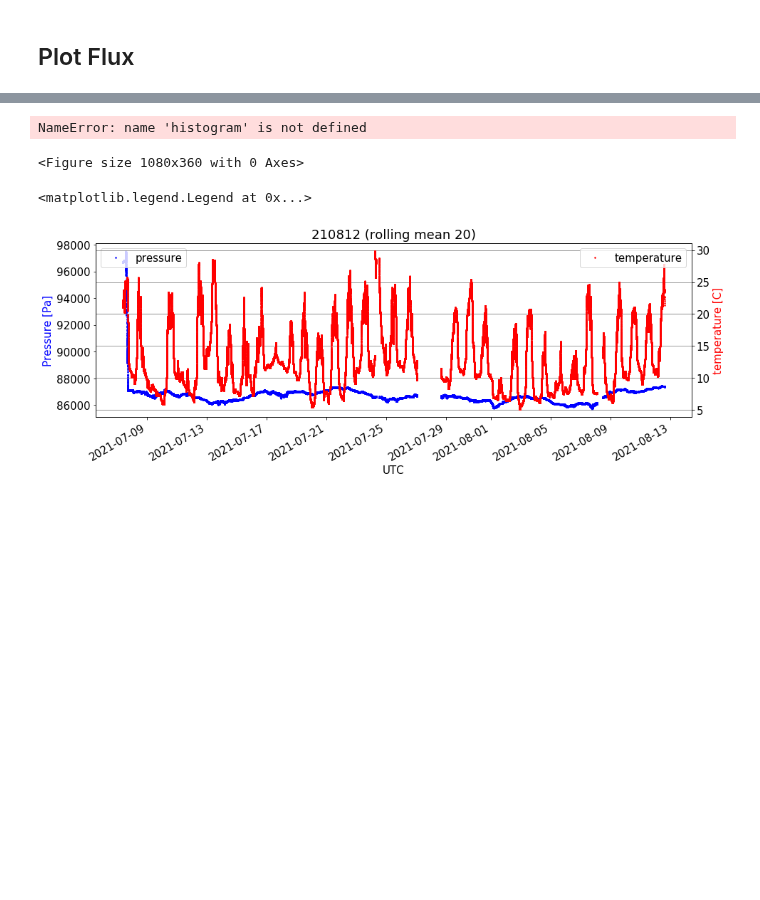
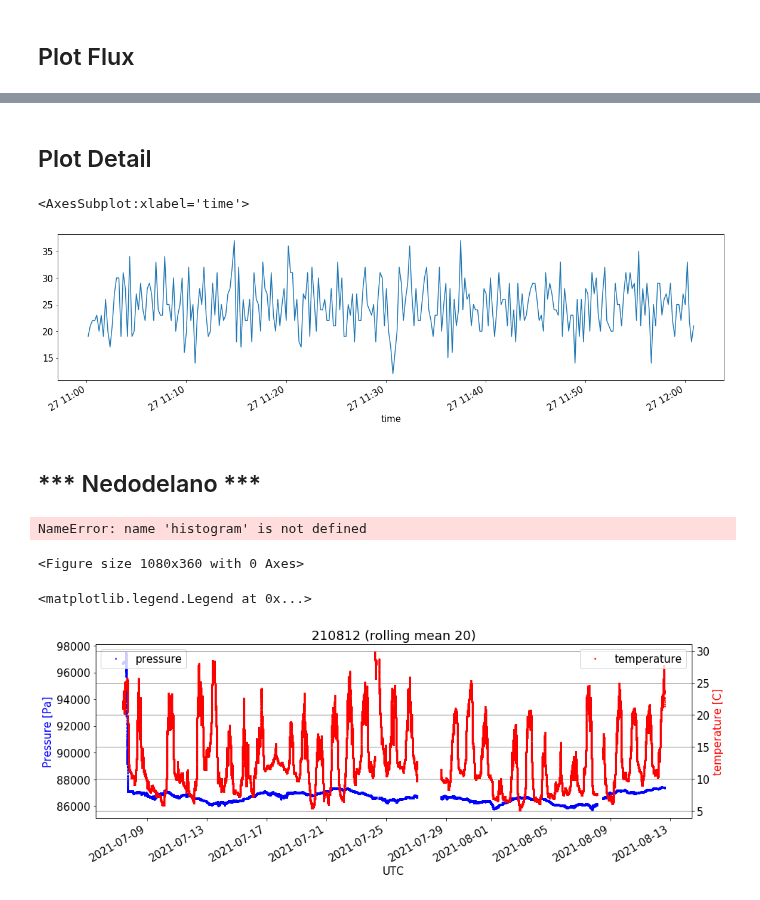
Before and after one commit to UniversalScientificTechnologies/GEODOS02, a Jupyter notebook: notebooks/GEODOS.ipynb, the cells around one changed output, grey strips where cells are left out. Saved outputs shown, nothing was run; the diff lists cells and outputs as text; code cells hidden in the pictures; blank space fills up the shorter version.

```diff
--- a/notebooks/GEODOS.ipynb
+++ b/notebooks/GEODOS.ipynb
@@ -216,3 +133,15 @@ histogram
+# %% [markdown]
+## Plot Detail
+# %%
+plt.figure(figsize=(20,5))
+plt.tight_layout()
+matplotlib.rcParams.update({'font.size': 15})
+histogram.loc['2023-03-27 11:00':'2023-03-27 12:00','flux'].plot()
+# %% [output]
+<AxesSubplot:xlabel='time'>
+[figure, added]
+# %% [markdown]
+## *** Nedodelano ***
 # %%
 NOISE_LEVEL = 0
 LAST_CHANNEL = 256
```
Also changed, not shown: parts of 19 cells of this notebook.
